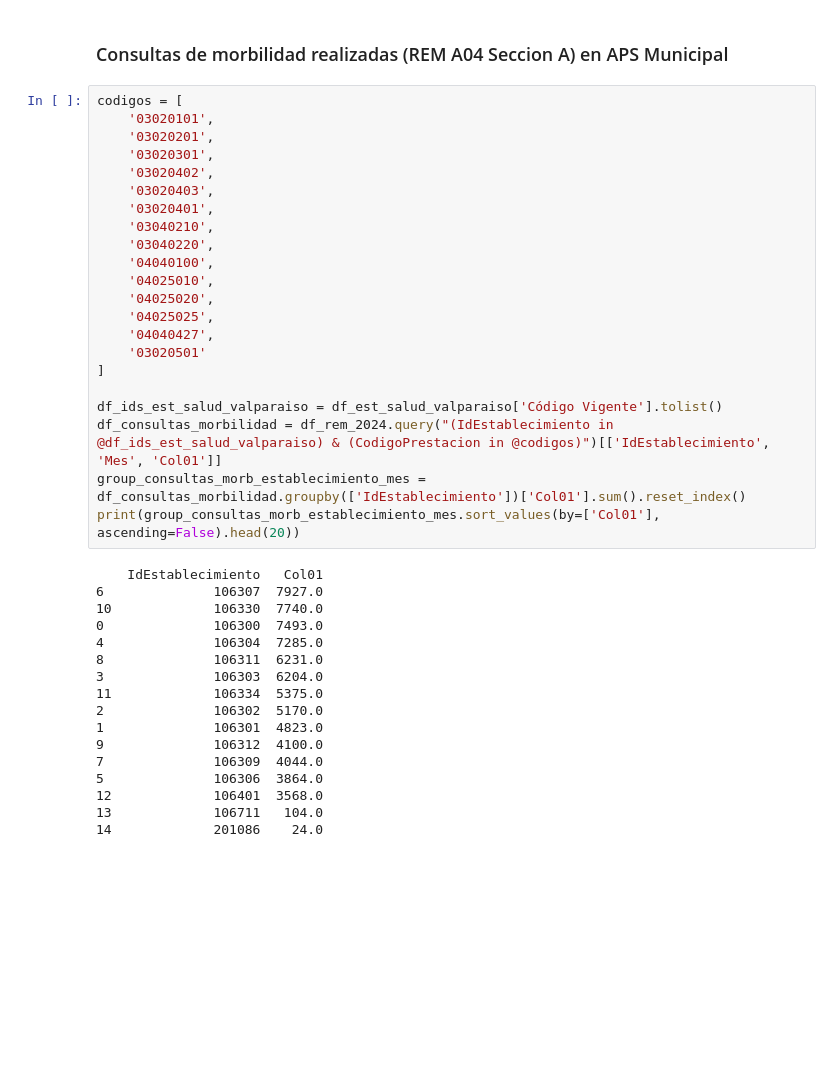
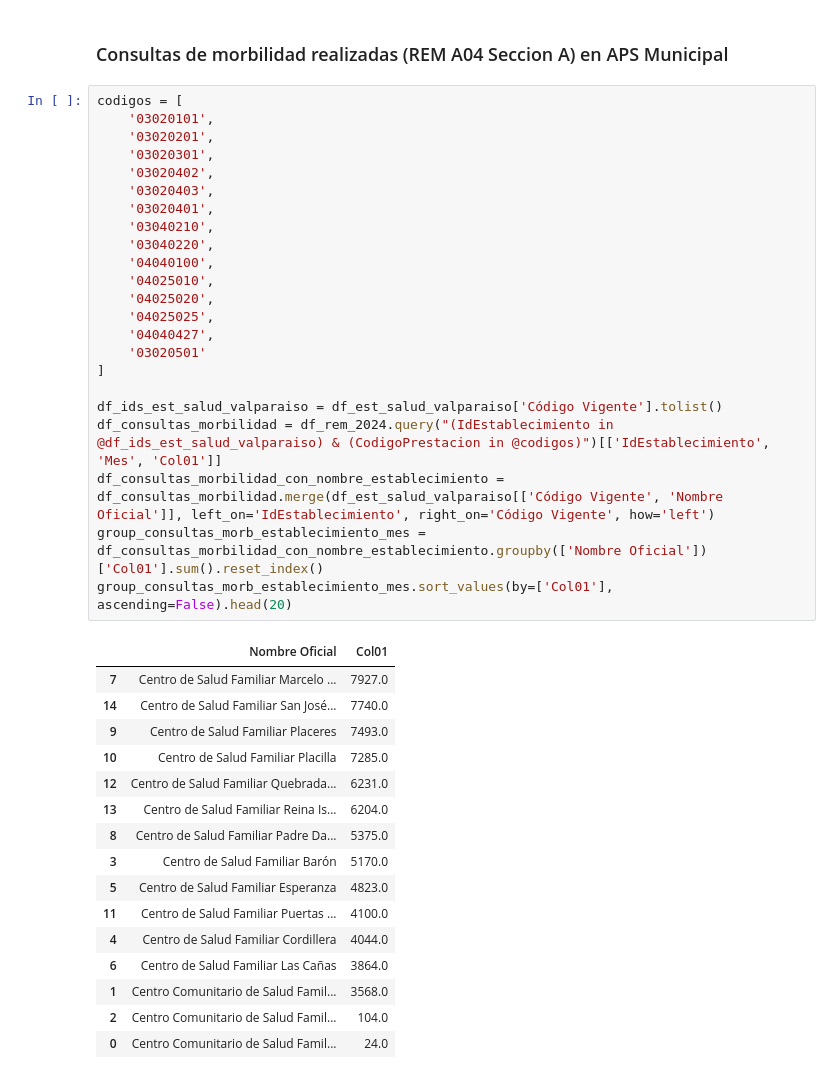
Before and after one commit to renzovergarag/analisis-rem-2024, a Jupyter notebook: notebooks/analisis-rem-2024/visualizaciones/consultas-morbilidad-2024.ipynb, the cells around one changed output. Cells and saved outputs as stored; diff of their text form; blank space fills up the shorter version.

```diff
--- a/notebooks/analisis-rem-2024/visualizaciones/consultas-morbilidad-2024.ipynb
+++ b/notebooks/analisis-rem-2024/visualizaciones/consultas-morbilidad-2024.ipynb
@@ -53,40 +53,41 @@ df_est_salud_valparaiso.head(50)
 # %%
 codigos = [
     '03020101',
     '03020201',
     '03020301',
     '03020402',
     '03020403',
     '03020401',
     '03040210',
     '03040220',
     '04040100',
     '04025010',
     '04025020',
     '04025025',
     '04040427',
     '03020501'
 ]
 
 df_ids_est_salud_valparaiso = df_est_salud_valparaiso['Código Vigente'].tolist()
 df_consultas_morbilidad = df_rem_2024.query("(IdEstablecimiento in @df_ids_est_salud_valparaiso) & (CodigoPrestacion in @codigos)")[['IdEstablecimiento', 'Mes', 'Col01']]
-group_consultas_morb_establecimiento_mes = df_consultas_morbilidad.groupby(['IdEstablecimiento'])['Col01'].sum().reset_index()
-print(group_consultas_morb_establecimiento_mes.sort_values(by=['Col01'], ascending=False).head(20))
+df_consultas_morbilidad_con_nombre_establecimiento = df_consultas_morbilidad.merge(df_est_salud_valparaiso[['Código Vigente', 'Nombre Oficial']], left_on='IdEstablecimiento', right_on='Código Vigente', how='left')
+group_consultas_morb_establecimiento_mes = df_consultas_morbilidad_con_nombre_establecimiento.groupby(['Nombre Oficial'])['Col01'].sum().reset_index()
+group_consultas_morb_establecimiento_mes.sort_values(by=['Col01'], ascending=False).head(20)
 # %% [output]
-    IdEstablecimiento   Col01
-6              106307  7927.0
-10             106330  7740.0
-0              106300  7493.0
-4              106304  7285.0
-8              106311  6231.0
-3              106303  6204.0
-11             106334  5375.0
-2              106302  5170.0
-1              106301  4823.0
-9              106312  4100.0
-7              106309  4044.0
-5              106306  3864.0
-12             106401  3568.0
-13             106711   104.0
-14             201086    24.0
+|  | Nombre Oficial | Col01 |
+| 7 | Centro de Salud Familiar Marcelo ... | 7927.0 |
+| 14 | Centro de Salud Familiar San José... | 7740.0 |
+| 9 | Centro de Salud Familiar Placeres | 7493.0 |
+| 10 | Centro de Salud Familiar Placilla | 7285.0 |
+| 12 | Centro de Salud Familiar Quebrada... | 6231.0 |
+| 13 | Centro de Salud Familiar Reina Is... | 6204.0 |
+| 8 | Centro de Salud Familiar Padre Da... | 5375.0 |
+| 3 | Centro de Salud Familiar Barón | 5170.0 |
+| 5 | Centro de Salud Familiar Esperanza | 4823.0 |
+| 11 | Centro de Salud Familiar Puertas ... | 4100.0 |
+| 4 | Centro de Salud Familiar Cordillera | 4044.0 |
+| 6 | Centro de Salud Familiar Las Cañas | 3864.0 |
+| 1 | Centro Comunitario de Salud Famil... | 3568.0 |
+| 2 | Centro Comunitario de Salud Famil... | 104.0 |
+| 0 | Centro Comunitario de Salud Famil... | 24.0 |
 # %% [markdown]
```
Also changed, not shown: parts of 2 cells of this notebook.
